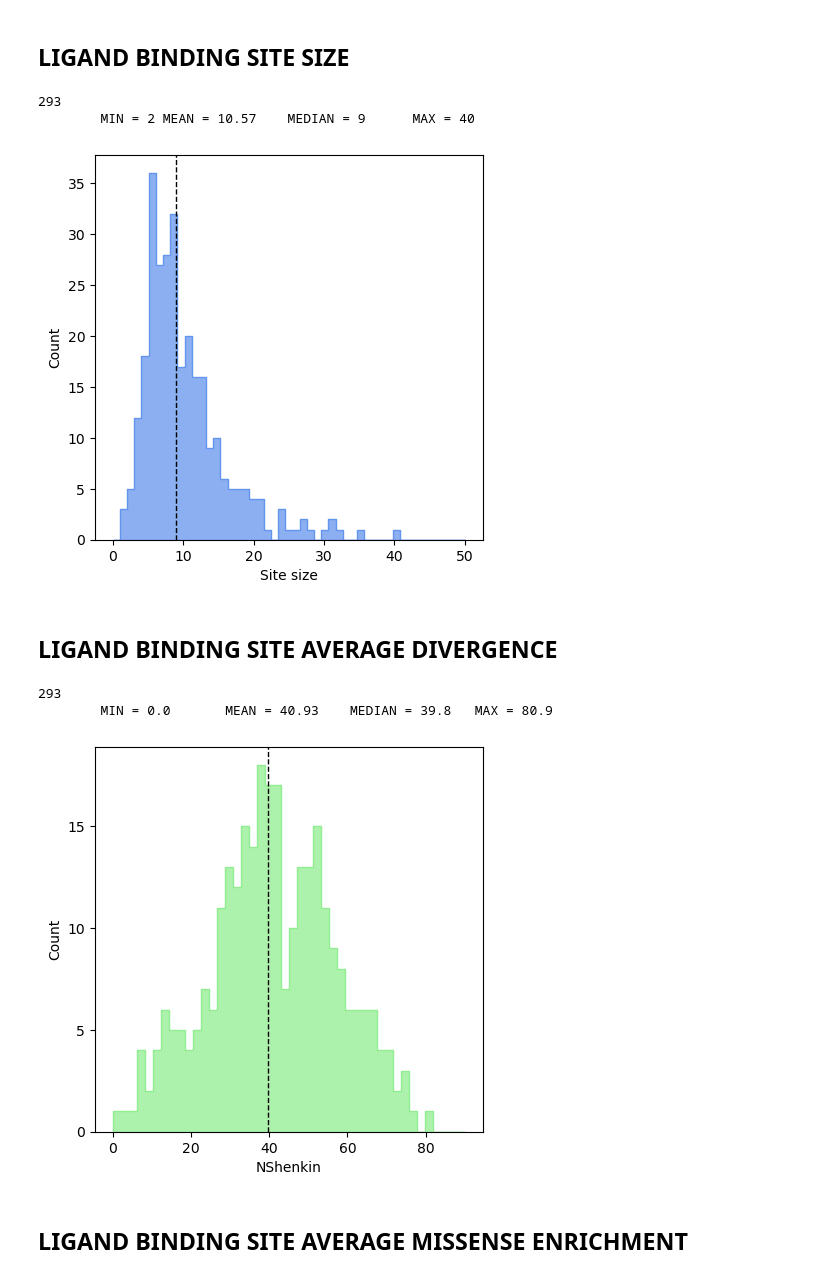
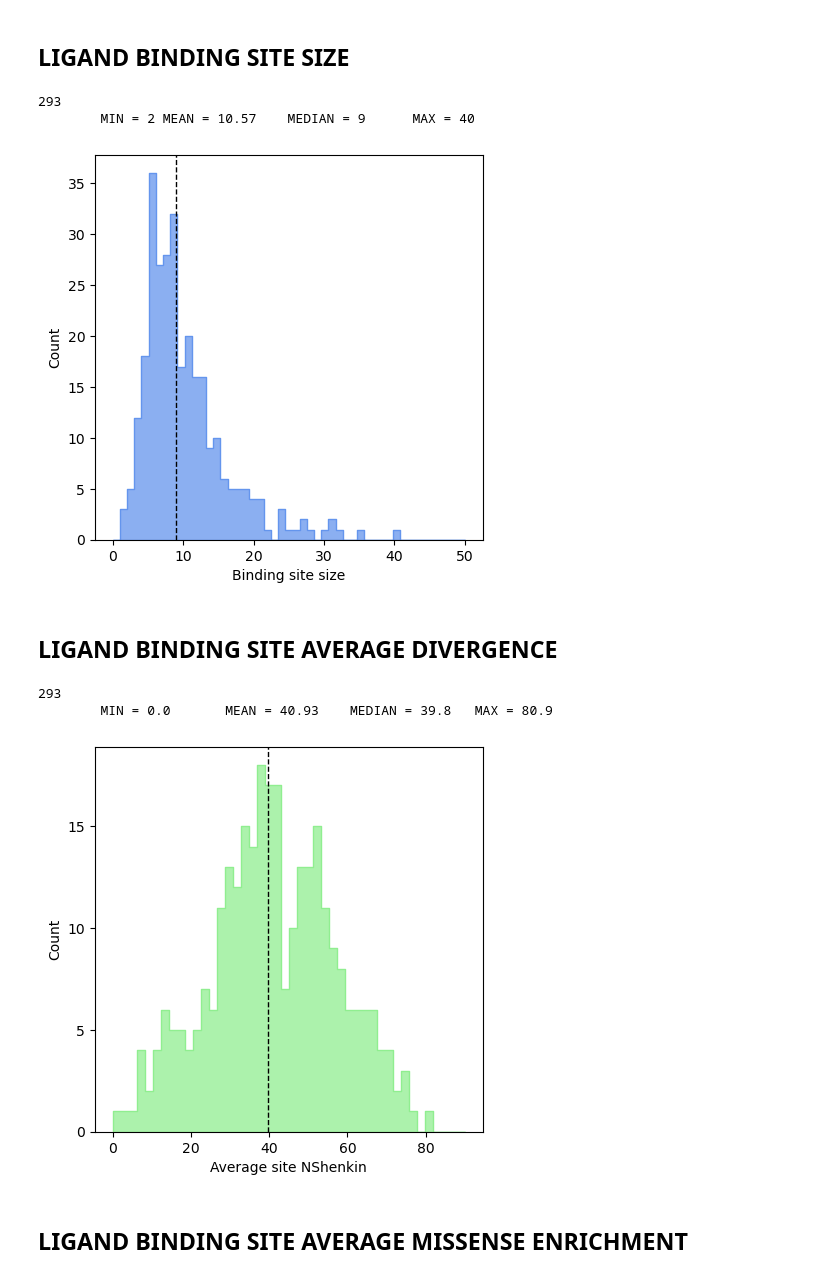
Before and after one commit to bartongroup/FRAGSYS, a Jupyter notebook: analysis/2_fragsys_BS_feats.ipynb, the cells around one changed output. Drawn from its saved outputs; the diff is of its cells as text; code cells hidden in the pictures.

```diff
--- a/analysis/2_fragsys_BS_feats.ipynb
+++ b/analysis/2_fragsys_BS_feats.ipynb
@@ -34,28 +34,28 @@ print(len(D))
 
 bns_size = np.linspace(0, 50, 50)
 plot_hist(
-    D, "Site size", bns_size, "cornflowerblue", dpi = 100,
+    D, "Binding site size", bns_size, "cornflowerblue", dpi = 100,
     figsize = (5, 5)#, out = os.path.join(figs_dir, "BSS_size.png")
 )
 # %% [output]
 293
         MIN = 2 MEAN = 10.57    MEDIAN = 9      MAX = 40
-[figure, old version]
+[figure, new version]
 # %% [markdown]
 ## LIGAND BINDING SITE AVERAGE DIVERGENCE
 # %%
 D = all_bss.norm_shenkin_rel
 print(len(D))
 
 bns_shenk = np.linspace(0, 90, 45)
 plot_hist(
-    D, "NShenkin", bns_shenk, "lightgreen", dpi = 100,
-    yticks = list(np.linspace(0,15,4)), figsize = (5, 5)#, out = os.path.join(figs_dir, "BSS_shenk.png")
+    D, "Average site NShenkin", bns_shenk, "lightgreen", dpi = 100,
+    yticks = list(np.linspace(0,15,4)), figsize = (5, 5),# out = os.path.join(figs_dir, "BSS_shenk.png")
 )
 # %% [output]
 293
         MIN = 0.0       MEAN = 40.93    MEDIAN = 39.8   MAX = 80.9
-[figure, old version]
+[figure, new version]
 # %% [markdown]
 ## LIGAND BINDING SITE AVERAGE MISSENSE ENRICHMENT
 # %%
```
Also changed, not shown: parts of 2 cells of this notebook, 16 other files.
